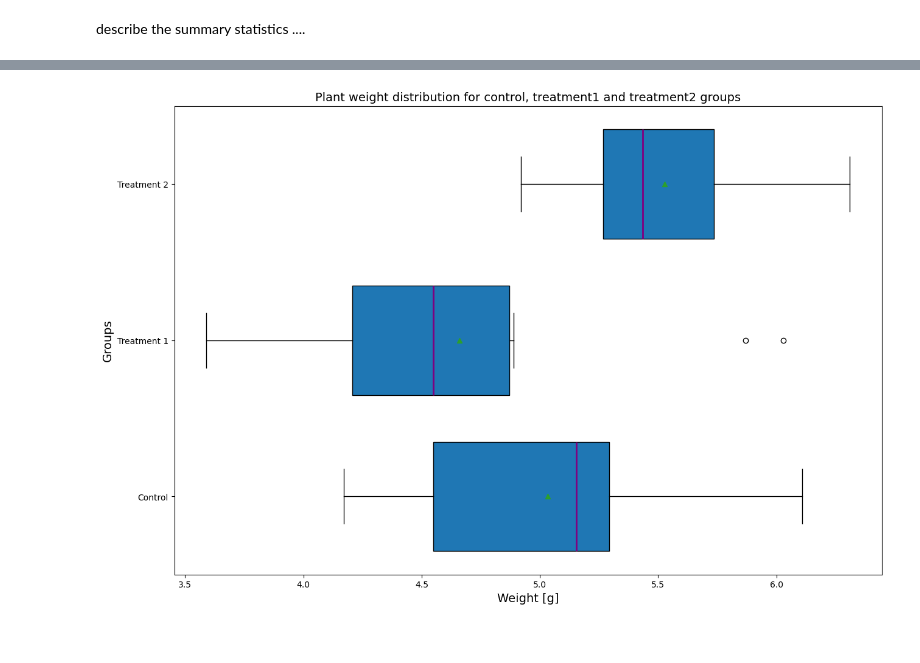
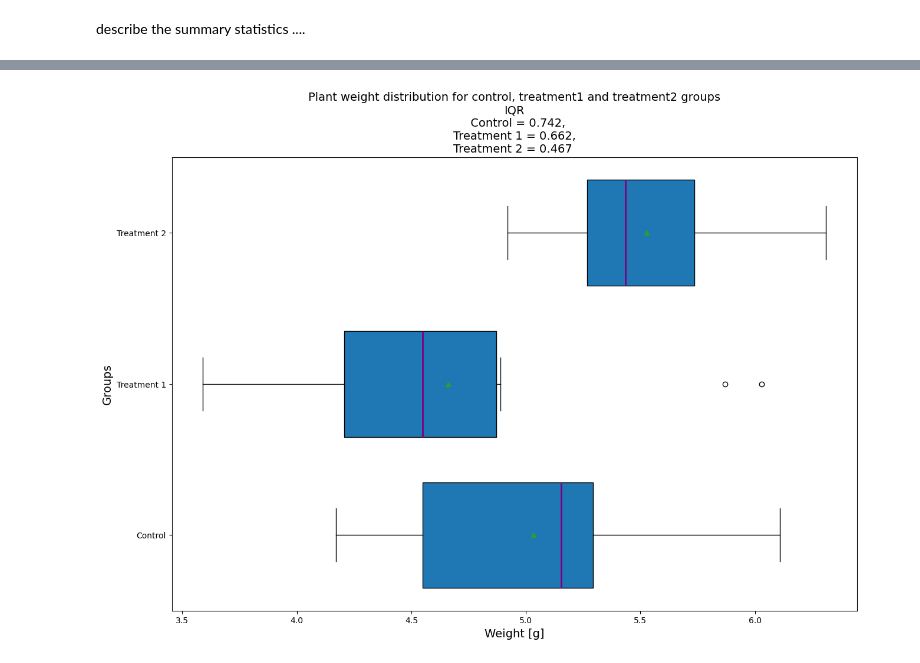
Before and after one commit to shanekeenan/applied_statistics, a Jupyter notebook: project.ipynb, the cells around one changed output, grey strips where cells are left out. Drawn from its saved outputs; the diff is of its cells as text; code cells hidden in the pictures.

Commit message:
Project - additional work on histogram and boxplots. determined range and interquartile range, looked at what is a t test

```diff
--- a/project.ipynb
+++ b/project.ipynb
@@ -143,0 +169,12 @@ describe the summary statistics ....
+# %%
+summary_stats = data.groupby('group')['weight'].describe()
+
+# Extract the statistics for the 'ctrl' group
+#summary_stats_ctrl = summary_stats.loc['ctrl']
+
+# Extract the min and max for each group and calculate the range
+range = summary_stats['max'] - summary_stats['min']
+range_ctrl = range['ctrl']
+range_trt1 = range['trt1']
+range_trt2 = range['trt2']
+range
@@ -168,10 +222,19 @@ plt.show()
 # %%
+IQR = summary_stats['75%'] - summary_stats['25%']
+IQR_ctrl = IQR['ctrl']
+IQR_trt1 = IQR['trt1']
+IQR_trt2 = IQR['trt2']
+IQR
+
 fig, ax = plt.subplots(1, figsize=(15, 10))
 A = [data[data['group'] == 'ctrl']['weight'],data[data['group'] == 'trt1']['weight'],data[data['group'] == 'trt2']['weight']]
 ax.boxplot(A, labels=('Control','Treatment 1','Treatment 2'),vert=False,widths = 0.7, patch_artist=True, showmeans=True, meanprops={'linewidth': 2, 'color': 'red'},medianprops={'linewidth': 2, 'color': 'purple'})
-ax.set_title('Plant weight distribution for control, treatment1 and treatment2 groups', fontsize = 14)
+ax.set_title(f'Plant weight distribution for control, treatment1 and treatment2 groups\nIQR\n  Control = {IQR_ctrl:.3f},\nTreatment 1 = {IQR_trt1:.3f},\nTreatment 2 = {IQR_trt2:.3f} '
+             , fontsize = 14)
 ax.set_xlabel("Weight [g]", fontsize = 14)
 ax.set_ylabel("Groups", fontsize=14)
+
+
 plt.show()
 # %% [output]
-[figure, old version]
+[figure, new version]
```
Also changed, not shown: parts of 13 cells of this notebook.
